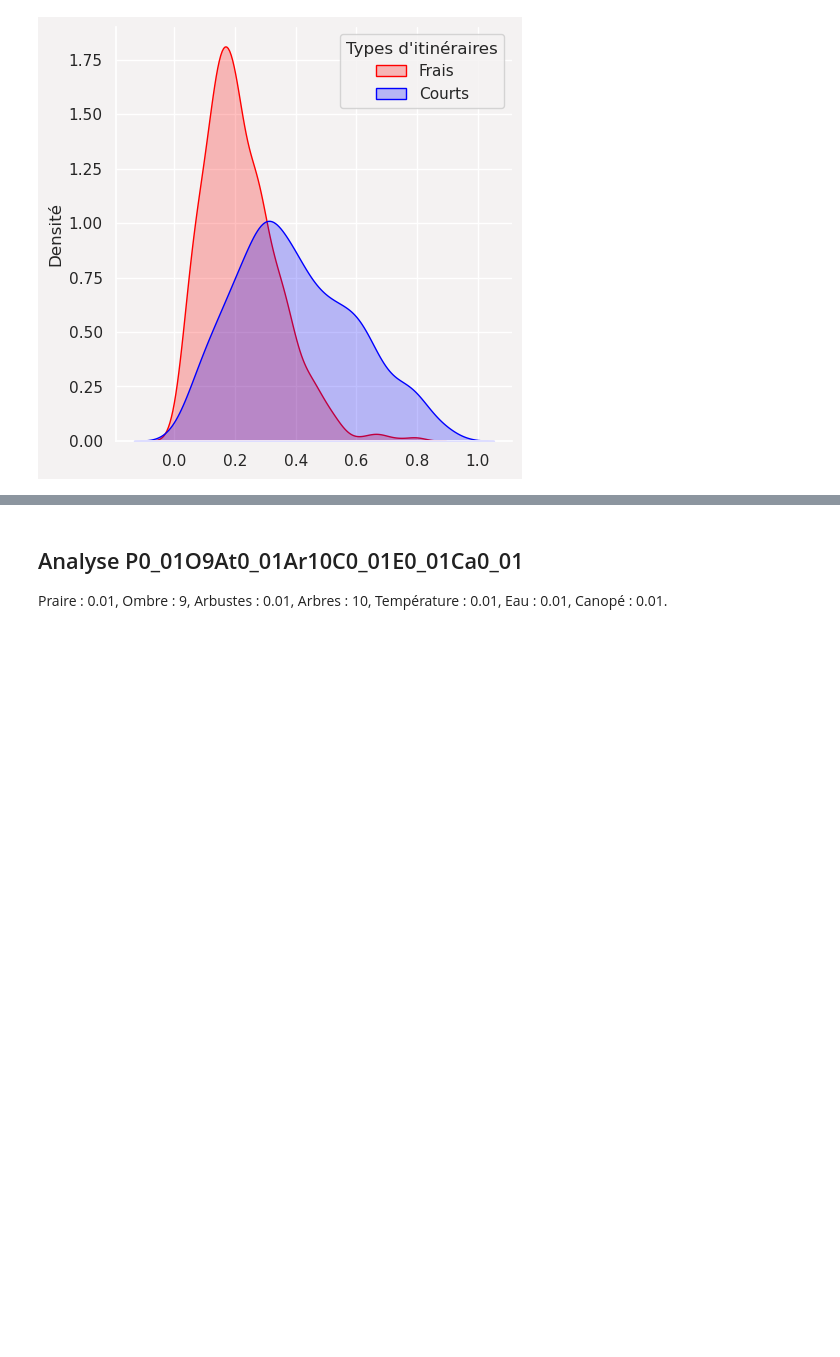
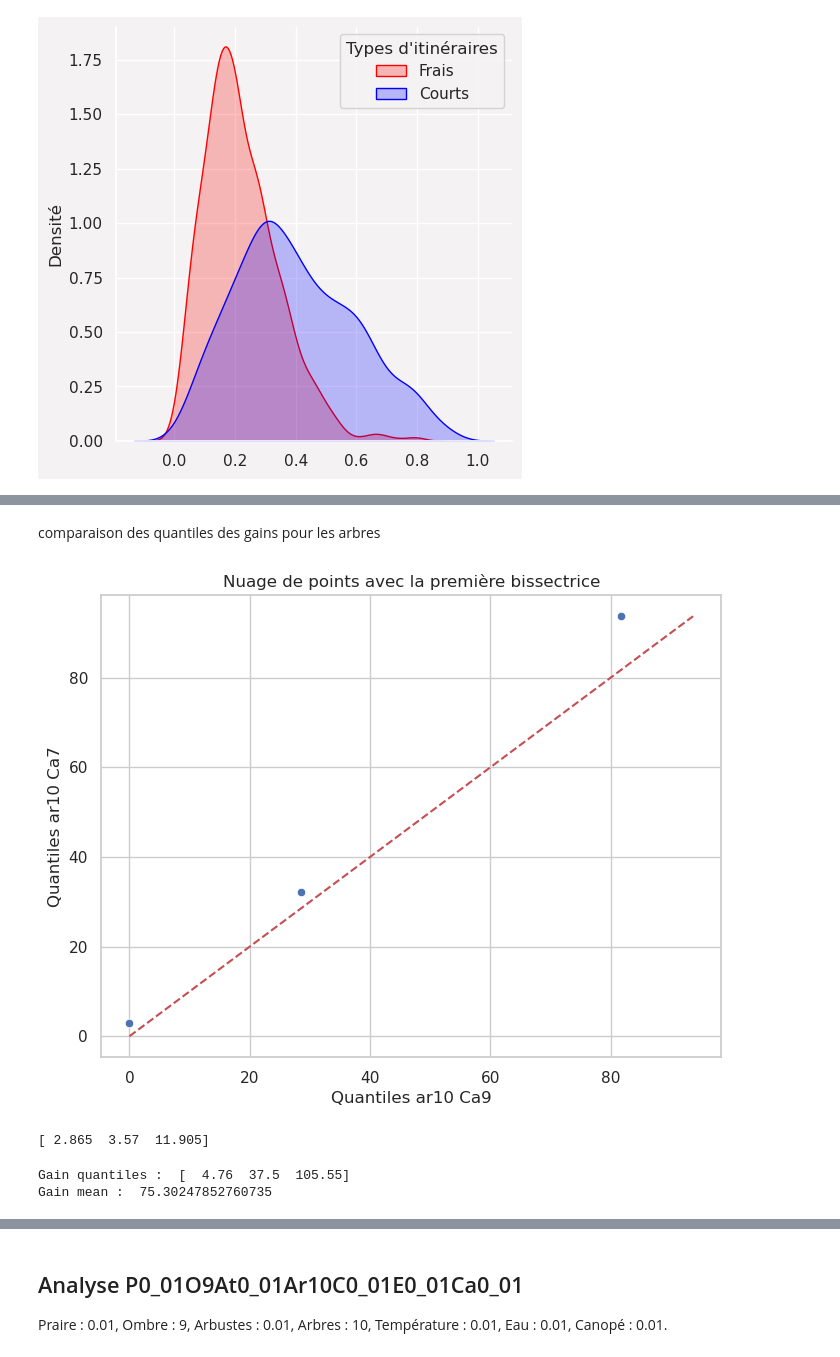
Before and after one commit to datagora-erasme/itineraire_fraicheur, a Jupyter notebook: backend/score_calculation_it/score_analyse_pipeline.ipynb, the cells around one changed output, grey strips where cells are left out. Saved outputs shown, nothing was run; the diff lists cells and outputs as text; code cells hidden in the pictures; blank space fills up the shorter version.

```diff
--- a/backend/score_calculation_it/score_analyse_pipeline.ipynb
+++ b/backend/score_calculation_it/score_analyse_pipeline.ipynb
@@ -1044,6 +1086,17 @@ print(np.quantile(distance_canop_len, q=[0.25,0.5,0.75]))
 # %% [output]
 [ 0.     0.    66.379]
 [ 0.     0.    64.674]
+# %%
+def compare_gain(it_if, it_len, printed=True, q=[0.25,0.5,0.75]):
+    all_percent_diff = []
+    for i, l in zip(it_if, it_len):
+        percent = round(((i - l)/(l+0.000001))*100, 2)
+        all_percent_diff.append(percent)
+
+    if(printed):
+        print("Gain quantiles : ", np.quantile(all_percent_diff, q=q))
+        print("Gain mean : ", np.mean(all_percent_diff))
+    return all_percent_diff
 # %%
 
 
@@ -1089,0 +1328,2 @@ sns_plot(data_set_prop_csv_P0_01O0_01At0_01Ar10C0_01E0_01Ca0_01, "mean_arbres_pr
+# %%
+gain_ar10_Ca9 = gain_compare_key("P0_01O0_01At0_01Ar10C0_01E0_01Ca9", "mean_arbres_prop")
@@ -1089,0 +1373,2 @@ sns_plot(data_set_prop_csv_P0_01O0_01At0_01Ar10C0_01E0_01Ca0_01, "mean_arbres_pr
+# %%
+gain_ar10_Ca7 = gain_compare_key("P0_01O0_01At0_01Ar10C0_01E0_01Ca7", "mean_arbres_prop")
@@ -1089,0 +1411,39 @@ sns_plot(data_set_prop_csv_P0_01O0_01At0_01Ar10C0_01E0_01Ca0_01, "mean_arbres_pr
+# %% [markdown]
+comparaison des quantiles des gains pour les arbres
+# %%
+quantiles_ar10_ca9 = np.quantile(gain_ar10_Ca9, q=[0.25,0.5,0.75])
+quantiles_ar10_ca7 = np.quantile(gain_ar10_Ca7, q=[0.25,0.5,0.75])
+
+data = {
+    "quantiles_ar10_ca9": quantiles_ar10_ca9,
+    "quantiles_ar10_ca7": quantiles_ar10_ca7
+}
+
+sns.set(style="whitegrid")
+plt.figure(figsize=(8, 6))
+sns.scatterplot(data=data, x="quantiles_ar10_ca9", y="quantiles_ar10_ca7")
+
+# Tracer la première bissectrice (x=y)
+x = np.linspace(min(quantiles_ar10_ca9.min(), quantiles_ar10_ca7.min()),
+                max(quantiles_ar10_ca9.max(), quantiles_ar10_ca7.max()))
+plt.plot(x, x, color='r', linestyle='--')
+
+# Ajouter des titres et des étiquettes
+plt.title("Nuage de points avec la première bissectrice")
+plt.xlabel("Quantiles ar10 Ca9")
+plt.ylabel("Quantiles ar10 Ca7")
+
+# Afficher le graphique
+plt.show()
+# %% [output]
+[figure, added]
+# %%
+diff_quantiles_ar10_ca7_9 = quantiles_ar10_ca7 -quantiles_ar10_ca9
+print(diff_quantiles_ar10_ca7_9)
+# %% [output]
+[ 2.865  3.57  11.905]
+# %%
+gain_ar10_Ca5 = gain_compare_key("P0_01O0_01At0_01Ar10C0_01E0_01Ca5", "mean_arbres_prop")
+# %% [output]
+Gain quantiles :  [  4.76  37.5  105.55]
+Gain mean :  75.30247852760735
```
Also changed, not shown: parts of 123 cells of this notebook, 5 other files.
